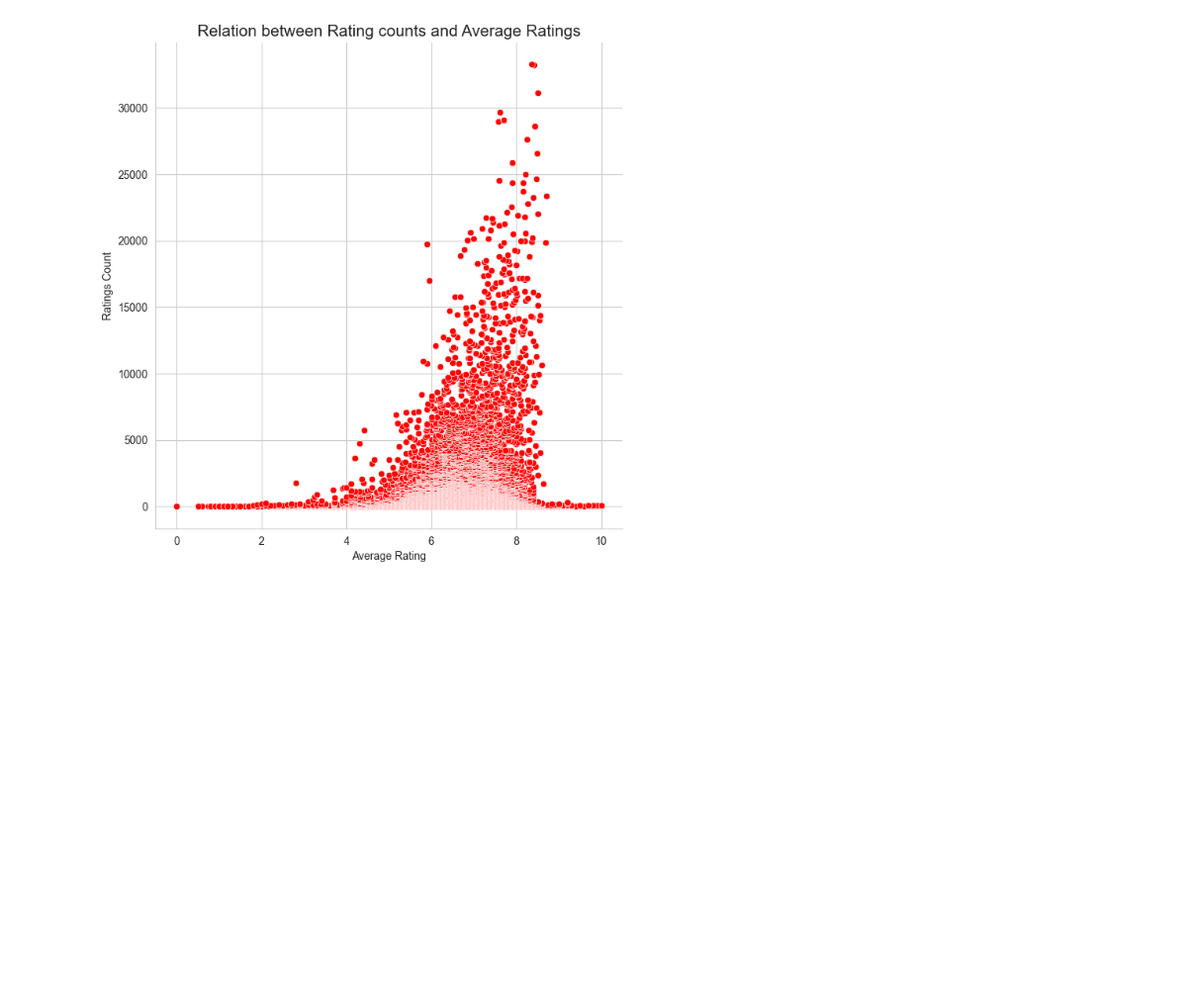
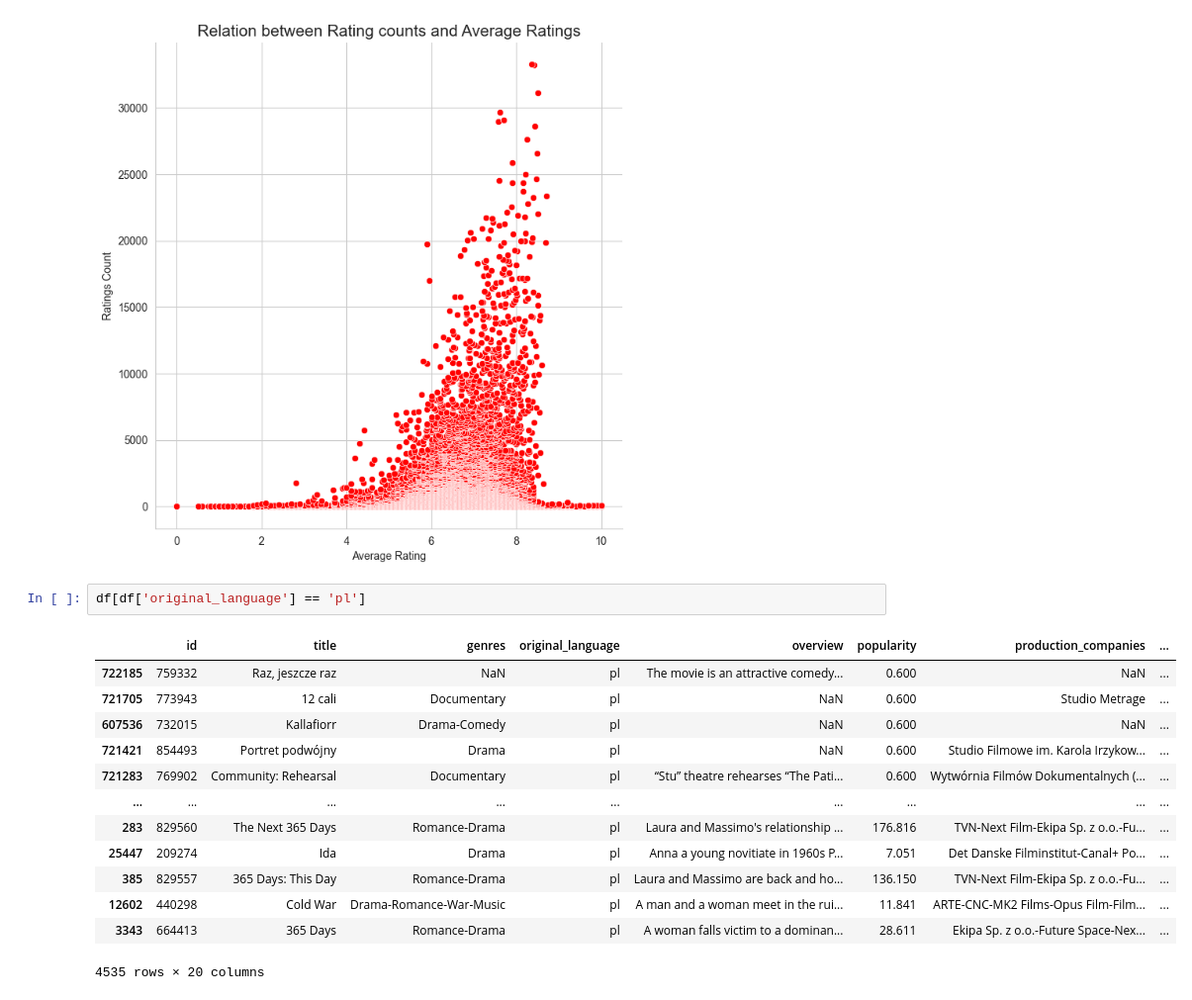
Before and after one commit to WojciechMankowski/movie-recommendations, a Jupyter notebook: data_analysis.ipynb, the cells around one changed output. Shown at 99% size. Saved outputs shown, nothing was run; the diff lists cells and outputs as text; blank space fills up the shorter version.

```diff
--- a/data_analysis.ipynb
+++ b/data_analysis.ipynb
@@ -123,3 +123,19 @@ ax.set_axis_labels("Average Rating", "Ratings Count")
 # %% [output]
 <seaborn.axisgrid.FacetGrid at 0x...>
 [figure]
+# %%
+df[df['original_language'] == 'pl']
+# %% [output]
+|  | id | title | genres | original_language | overview | popularity | production_companies | ... |
+| 722185 | 759332 | Raz, jeszcze raz | NaN | pl | The movie is an attractive comedy... | 0.600 | NaN | ... |
+| 721705 | 773943 | 12 cali | Documentary | pl | NaN | 0.600 | Studio Metrage | ... |
+| 607536 | 732015 | Kallafiorr | Drama-Comedy | pl | NaN | 0.600 | NaN | ... |
+| 721421 | 854493 | Portret podwójny | Drama | pl | NaN | 0.600 | Studio Filmowe im. Karola Irzykow... | ... |
+| 721283 | 769902 | Community: Rehearsal | Documentary | pl | “Stu” theatre rehearses “The Pati... | 0.600 | Wytwórnia Filmów Dokumentalnych (... | ... |
+| ... | ... | ... | ... | ... | ... | ... | ... | ... |
+| 283 | 829560 | The Next 365 Days | Romance-Drama | pl | Laura and Massimo's relationship ... | 176.816 | TVN-Next Film-Ekipa Sp. z o.o.-Fu... | ... |
+| 25447 | 209274 | Ida | Drama | pl | Anna a young novitiate in 1960s P... | 7.051 | Det Danske Filminstitut-Canal+ Po... | ... |
+| 385 | 829557 | 365 Days: This Day | Romance-Drama | pl | Laura and Massimo are back and ho... | 136.150 | TVN-Next Film-Ekipa Sp. z o.o.-Fu... | ... |
+| 12602 | 440298 | Cold War | Drama-Romance-War-Music | pl | A man and a woman meet in the rui... | 11.841 | ARTE-CNC-MK2 Films-Opus Film-Film... | ... |
+| 3343 | 664413 | 365 Days | Romance-Drama | pl | A woman falls victim to a dominan... | 28.611 | Ekipa Sp. z o.o.-Future Space-Nex... | ... |
+4535 rows × 20 columns
```
Also changed, not shown: 1 other file.
